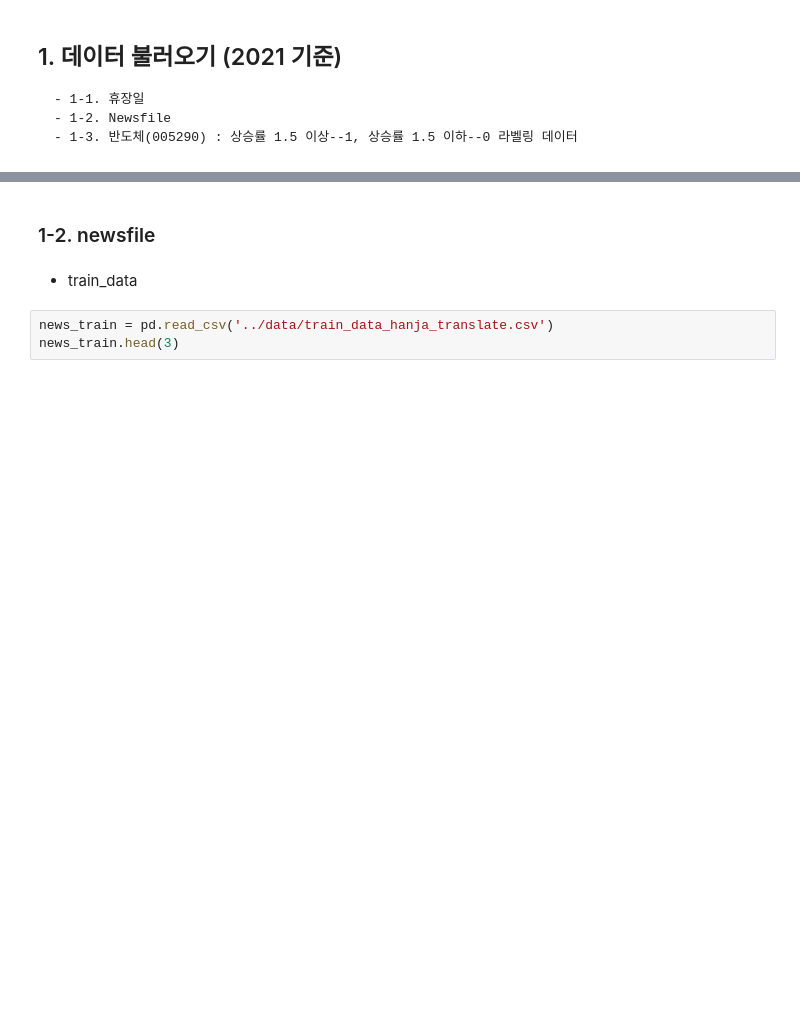
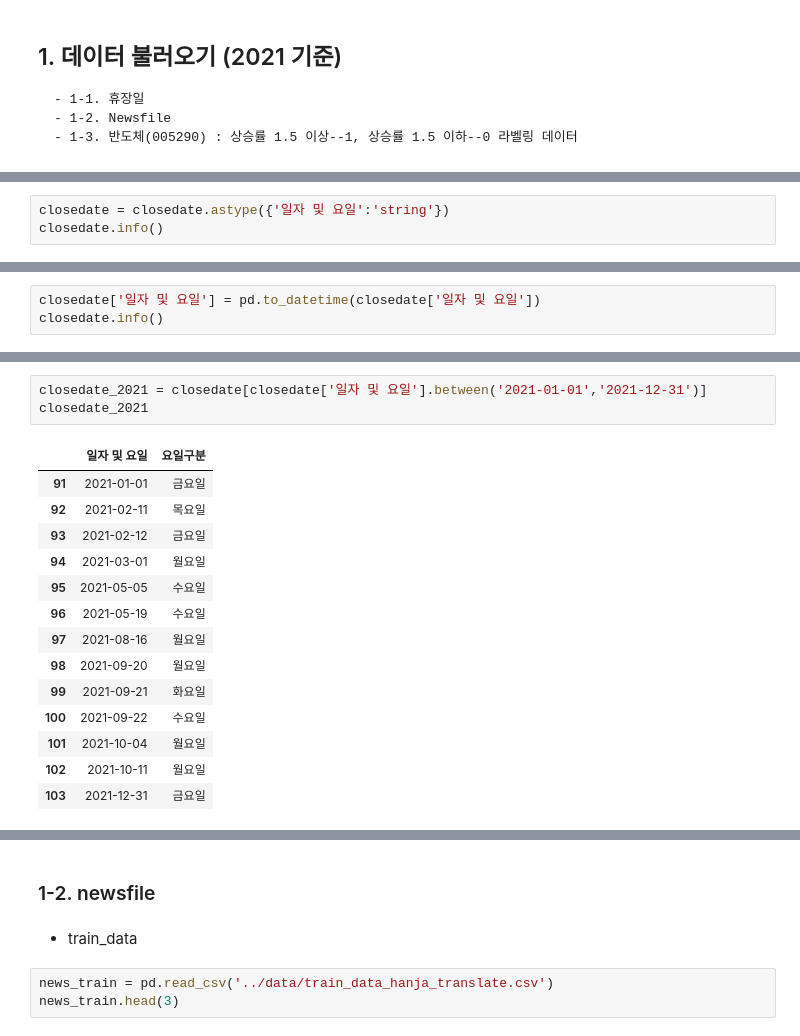
Before and after one commit to youngai1112/HK_Project, a Jupyter notebook: 7_자연어처리/05_labeling_ver1(2021).ipynb, the cells around one changed output, grey strips where cells are left out. Saved outputs shown, nothing was run; the diff lists cells and outputs as text; blank space fills up the shorter version.

```diff
--- a/7_자연어처리/05_labeling_ver1(2021).ipynb
+++ b/7_자연어처리/05_labeling_ver1(2021).ipynb
@@ -40,0 +91,3 @@ closedate_2021.head(3)
+# %%
+closedate = closedate.astype({'일자 및 요일':'string'})
+closedate.info()
@@ -40,0 +106,3 @@ closedate_2021.head(3)
+# %%
+closedate['일자 및 요일'] = pd.to_datetime(closedate['일자 및 요일'])
+closedate.info()
@@ -40,0 +119,18 @@ closedate_2021.head(3)
+# %%
+closedate_2021 = closedate[closedate['일자 및 요일'].between('2021-01-01','2021-12-31')]
+closedate_2021
+# %% [output]
+|  | 일자 및 요일 | 요일구분 |
+| 91 | 2021-01-01 | 금요일 |
+| 92 | 2021-02-11 | 목요일 |
+| 93 | 2021-02-12 | 금요일 |
+| 94 | 2021-03-01 | 월요일 |
+| 95 | 2021-05-05 | 수요일 |
+| 96 | 2021-05-19 | 수요일 |
+| 97 | 2021-08-16 | 월요일 |
+| 98 | 2021-09-20 | 월요일 |
+| 99 | 2021-09-21 | 화요일 |
+| 100 | 2021-09-22 | 수요일 |
+| 101 | 2021-10-04 | 월요일 |
+| 102 | 2021-10-11 | 월요일 |
+| 103 | 2021-12-31 | 금요일 |
```
Also changed, not shown: parts of 15 cells of this notebook, 1 other file.
